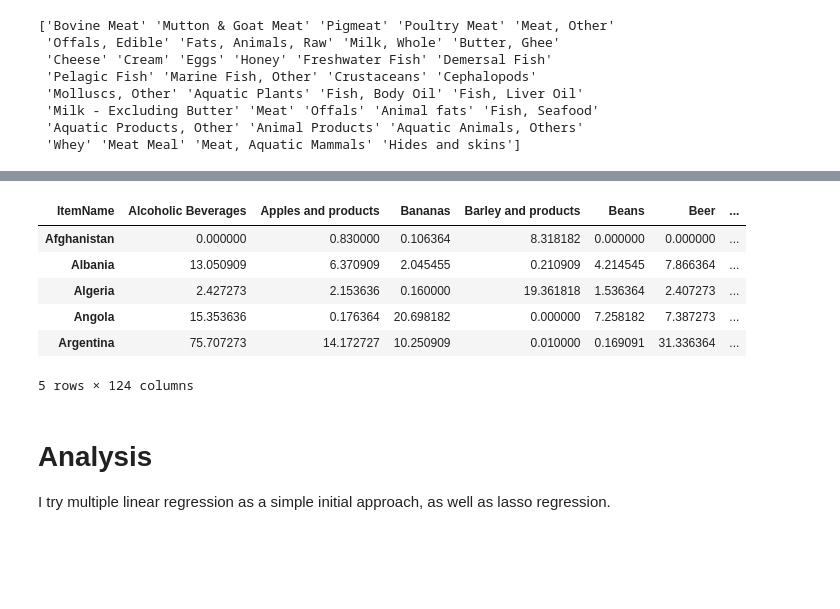
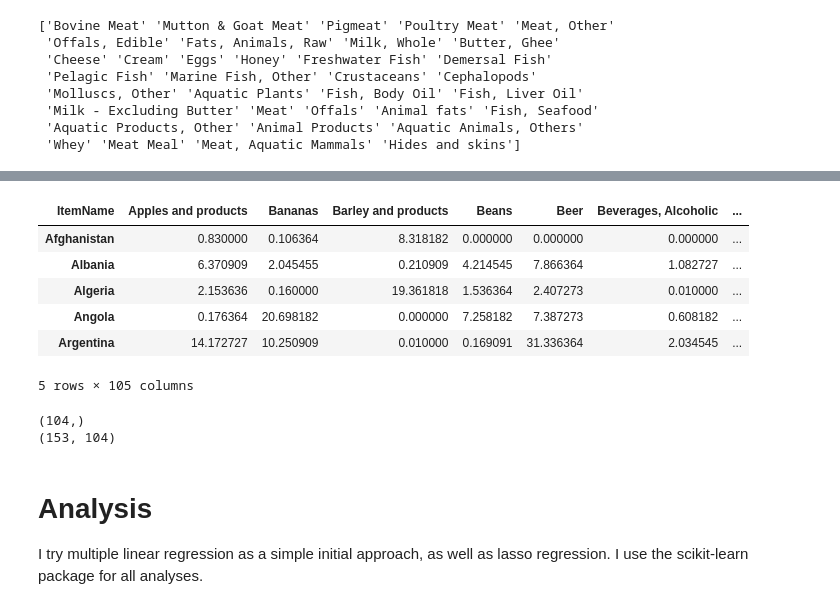
Before and after one commit to klostest/diet-and-health, a Jupyter notebook: diet-and-health.ipynb, the cells around one changed output, grey strips where cells are left out. Drawn from its saved outputs; the diff is of its cells as text; code cells hidden in the pictures; blank space fills up the shorter version.

Commit message:
Added UK to list of matched countries, selection of alpha for lasso, and beginnings of PCA

```diff
--- a/diet-and-health.ipynb
+++ b/diet-and-health.ipynb
@@ -175,8 +198,8 @@ crop_data.head()
 #Get food item names
 #ItemNames
 crop_items = crop_data.ItemName.unique()
-#Get rid of "population" and "nan"
-crop_items = crop_items[1:-1]
+#Get rid "nan" (last column), but save country populations (first column) for later.  The rest are food items
+crop_items = crop_items[0:-1]
 #Get rid of Grand Total
 crop_items = crop_items[np.not_equal(crop_items, 'Grand Total')]
 print crop_items
@@ -188,7 +211,7 @@ crop_subset = []
 crop_year_range = [[1990, 2000], [2002, 2012]]
 for i in np.arange(len(crop_year_range)):
     combined_mask.append( crop_data.ItemName.isin(crop_items) & \
-        crop_data.ElementName.isin(['Food supply quantity (kg/capita/yr)']) & \
+        crop_data.ElementName.isin(['Food supply quantity (kg/capita/yr)', 'Total Population - Both sexes']) & \
         (crop_data.Year <= crop_year_range[i][1]) & \
         (crop_data.Year >= crop_year_range[i][0]) )
     crop_subset.append(crop_data[combined_mask[i]])
@@ -301,41 +374,71 @@ cardio_data[1] = cardio_data[1].set_index(['Country'])
 # Need to determine where this could be improved
 #Change NaN to zero, representing assumption that unreported food items are of negligible consumption
 #Put in table for regression
-final_df = [0]*2
-data_table = [0]*2
+
+#Prior to merging, these can be used to check which countries are outside the intersection
+#cardio_data[0].index[~cardio_data[0].index.isin(all_food[0].index)]
+#all_food[0].index[~all_food[0].index.isin(cardio_data[0].index)]
+
+final_df = [None]*2
+final_df_no_agg = [None]*2
+data_table = [None]*2
+data_table_no_agg = [None]*2
+pop = [None]*2
 for i in range(2): #For training and testing dat
     final_df[i] = pd.merge(all_food[i], cardio_data[i], right_index=True, left_index=True)
     final_df[i].fillna(value=0, inplace=True)
+
+    final_df_no_agg[i] = pd.merge(all_food_no_agg[i], cardio_data[i], right_index=True, left_index=True)
+    final_df_no_agg[i].fillna(value=0, inplace=True)
+
+#     #Put population data in array, then delete it from dataframe
+    pop[i] = final_df[i]['Population'].values
+    final_df[i] = final_df[i].drop(['Population'], axis=1)
+    final_df_no_agg[i] = final_df_no_agg[i].drop(['Population'], axis=1)
+    #Put rest of data frame (food items and disease rate) in array
     data_table[i] = final_df[i].values
+    data_table_no_agg[i] = final_df_no_agg[i].values
 
-#Put in table for regression
-X_train = data_table[0][:,0:-1]
-Y_train = data_table[0][:,-1]
-X_test = data_table[1][:,0:-1]
-Y_test = data_table[1][:,-1]
+#Put in X and Y arrays for regression.  Use data frames that contain no aggregate values.
+X_train = data_table_no_agg[0][:,0:-1]
+Y_train = data_table_no_agg[0][:,-1]
+pop_train = pop[0]
+X_test = data_table_no_agg[1][:,0:-1]
+Y_test = data_table_no_agg[1][:,-1]
+pop_test = pop[1]
 
 #Check item count
 # result_2000.count()
 # %%
 #Examine data frame
-final_df[0].head()
+final_df_no_agg[0].head()
 # %% [output]
-| ItemName | Alcoholic Beverages | Apples and products | Bananas | Barley and products | Beans | Beer | ... |
-| Afghanistan | 0.000000 | 0.830000 | 0.106364 | 8.318182 | 0.000000 | 0.000000 | ... |
-| Albania | 13.050909 | 6.370909 | 2.045455 | 0.210909 | 4.214545 | 7.866364 | ... |
-| Algeria | 2.427273 | 2.153636 | 0.160000 | 19.361818 | 1.536364 | 2.407273 | ... |
-| Angola | 15.353636 | 0.176364 | 20.698182 | 0.000000 | 7.258182 | 7.387273 | ... |
-| Argentina | 75.707273 | 14.172727 | 10.250909 | 0.010000 | 0.169091 | 31.336364 | ... |
+| ItemName | Apples and products | Bananas | Barley and products | Beans | Beer | Beverages, Alcoholic | ... |
+| Afghanistan | 0.830000 | 0.106364 | 8.318182 | 0.000000 | 0.000000 | 0.000000 | ... |
+| Albania | 6.370909 | 2.045455 | 0.210909 | 4.214545 | 7.866364 | 1.082727 | ... |
+| Algeria | 2.153636 | 0.160000 | 19.361818 | 1.536364 | 2.407273 | 0.010000 | ... |
+| Angola | 0.176364 | 20.698182 | 0.000000 | 7.258182 | 7.387273 | 0.608182 | ... |
+| Argentina | 14.172727 | 10.250909 | 0.010000 | 0.169091 | 31.336364 | 2.034545 | ... |
-5 rows × 124 columns
+5 rows × 105 columns
 # %%
 #Put all item names from training data in an array for examining predictors
-all_food_items_array = np.array(final_df[0].columns.values)
-# del all_food_items_list[-1]
-all_food_items_array = np.delete(all_food_items_array, -1)
+all_food_items_array = np.array(final_df_no_agg[0].columns.values)
+all_food_items_array = np.delete(all_food_items_array, -1) #remove response variable
 # print all_food_items_array
+print np.shape(all_food_items_array)
+print np.shape(X_train)
+
+#Get country names for later use
+final_df_countries = final_df_no_agg[0].index.values
+
+# print final_df_countries
+# print final_df_countries, pop_train
+# %% [output]
+(104,)
+(153, 104)
 # %% [markdown]
 # Analysis
-I try multiple linear regression as a simple initial approach, as well as lasso regression.
+I try multiple linear regression as a simple initial approach, as well as lasso regression.  I use the scikit-learn package for all analyses.
 # %%
 from sklearn import linear_model
 import sklearn
```
Also changed, not shown: parts of 37 cells of this notebook.
